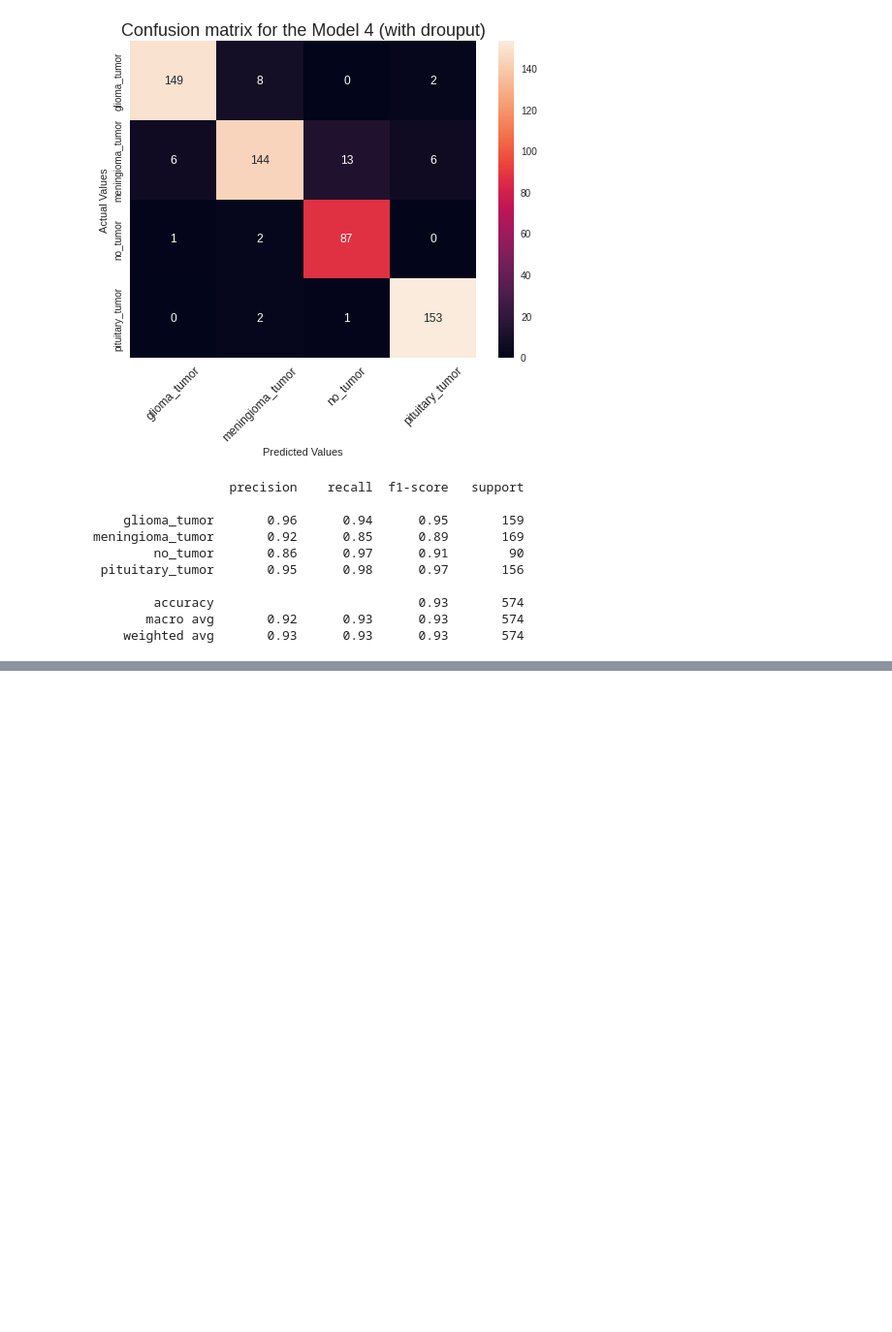
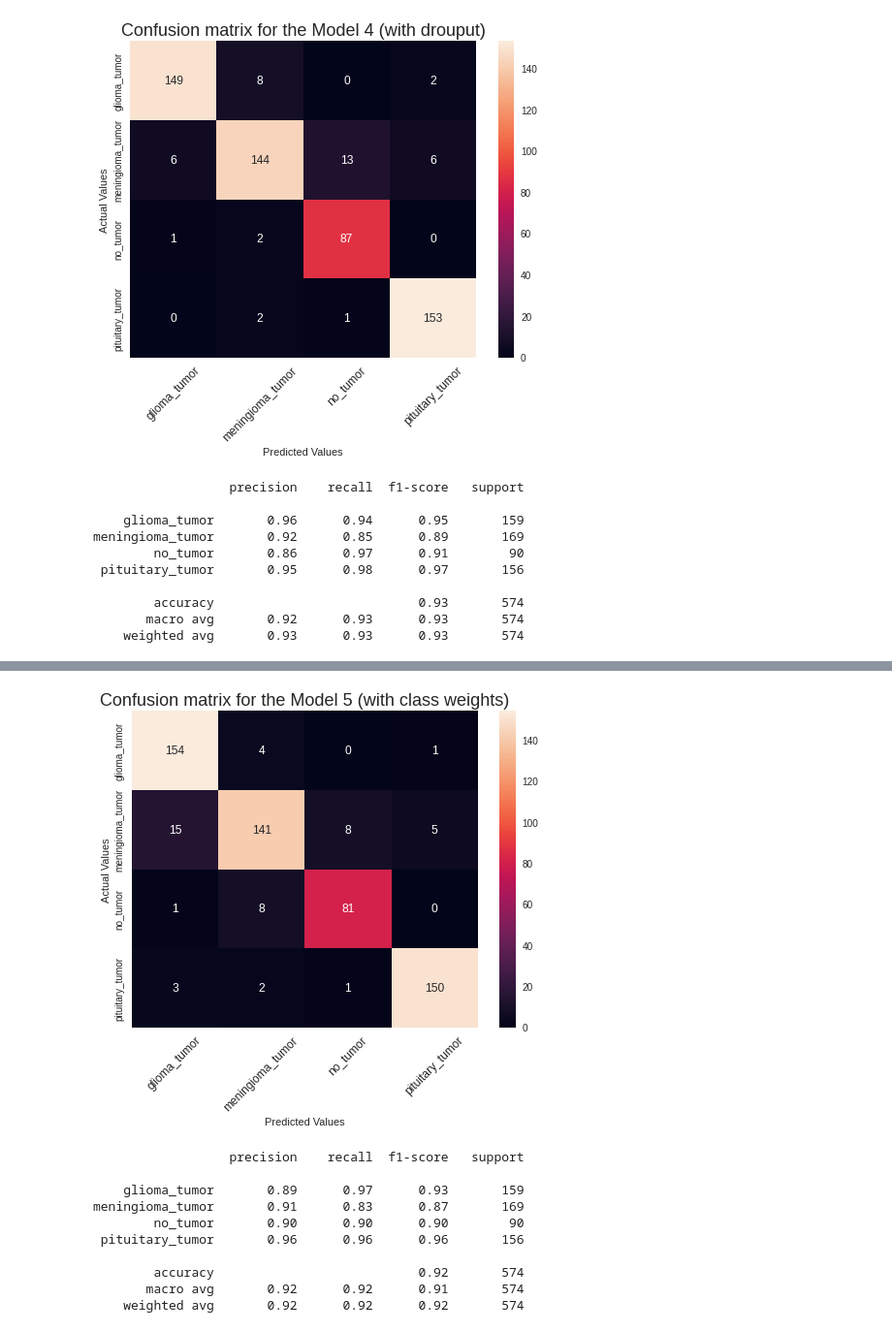
Before and after one commit to bori00/BrainTumorClassification, a Jupyter notebook: BrainTumorClassification.ipynb, the cells around one changed output, grey strips where cells are left out. Shown at 97% size. Saved outputs shown, nothing was run; the diff lists cells and outputs as text; code cells hidden in the pictures; blank space fills up the shorter version.

```diff
--- a/BrainTumorClassification.ipynb
+++ b/BrainTumorClassification.ipynb
@@ -668,0 +763,14 @@ meningioma_tumor       0.92      0.85      0.89       169
+# %%
+show_full_classification_report(model5, valid_ds, "Model 5 (with class weights)")
+# %% [output]
+[figure, added]
+                  precision    recall  f1-score   support
+
+    glioma_tumor       0.89      0.97      0.93       159
+meningioma_tumor       0.91      0.83      0.87       169
+        no_tumor       0.90      0.90      0.90        90
+ pituitary_tumor       0.96      0.96      0.96       156
+
+        accuracy                           0.92       574
+       macro avg       0.92      0.92      0.91       574
+    weighted avg       0.92      0.92      0.92       574
```
Also changed, not shown: parts of 5 cells of this notebook.
